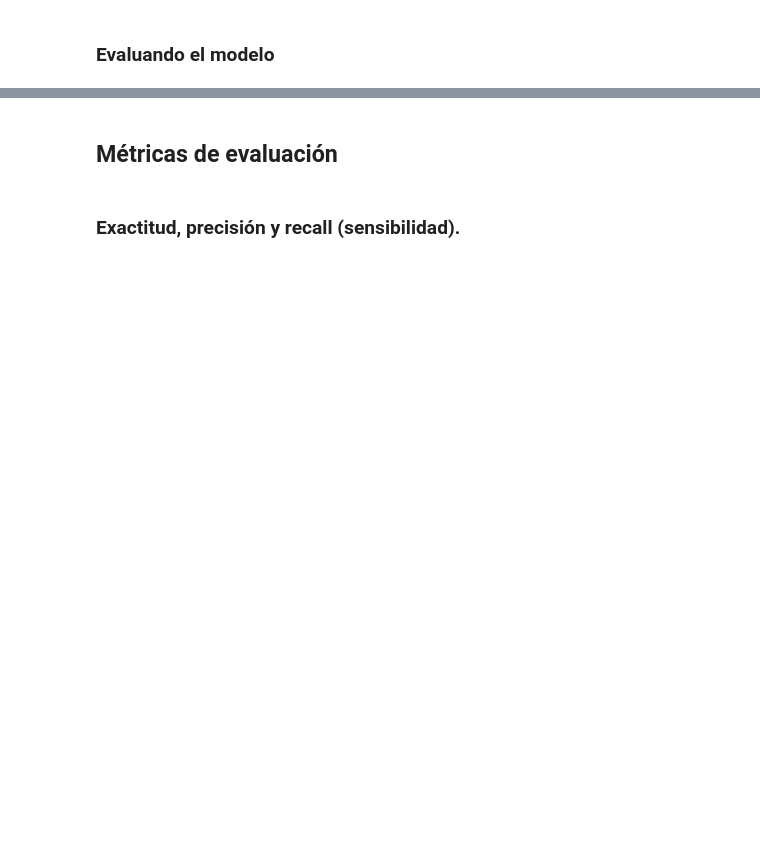
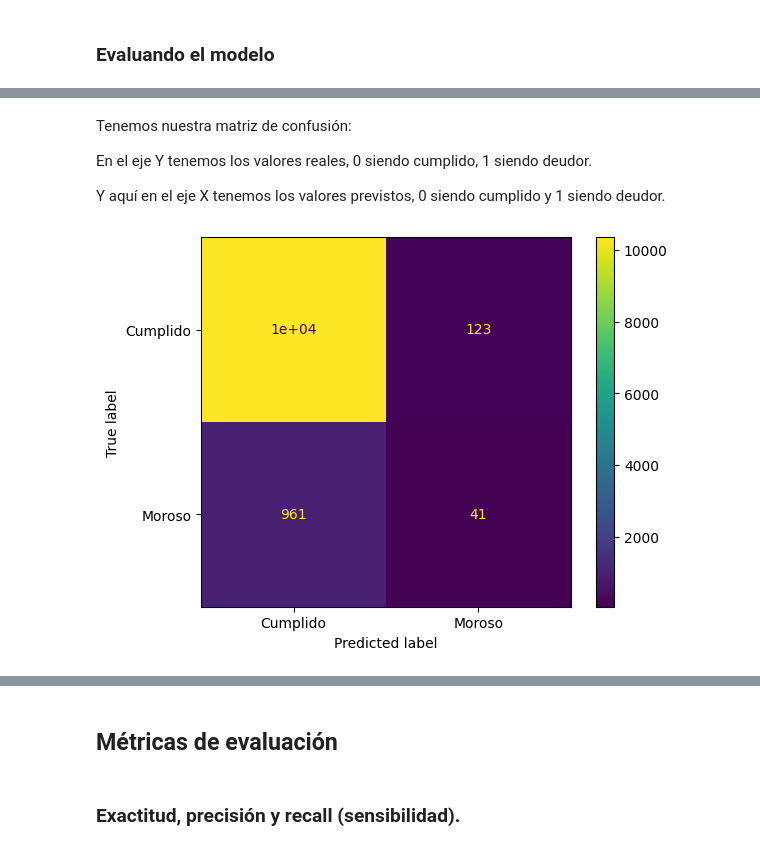
Before and after one commit to Deinbi/Machine__Learning_Alura, a Jupyter notebook: Clasificacion_validacion_y_metricas.ipynb, the cells around one changed output, grey strips where cells are left out. Saved outputs shown, nothing was run; the diff lists cells and outputs as text; code cells hidden in the pictures; blank space fills up the shorter version.

```diff
--- a/Clasificacion_validacion_y_metricas.ipynb
+++ b/Clasificacion_validacion_y_metricas.ipynb
@@ -111,0 +223,11 @@ La exactitud del modelo con el conjunto de validación es de: 0.8466161484191272
+# %% [markdown]
+Tenemos nuestra matriz de confusión:
+
+En el eje Y tenemos los valores reales, 0 siendo cumplido, 1 siendo deudor.
+
+Y aquí en el eje X tenemos los valores previstos, 0 siendo cumplido y 1 siendo deudor.
+# %%
+visualizacion = ConfusionMatrixDisplay(confusion_matrix = matriz_confusion, display_labels=['Cumplido','Moroso'])
+visualizacion.plot();
+# %% [output]
+[figure, added]
```
Also changed, not shown: parts of 17 cells of this notebook.
